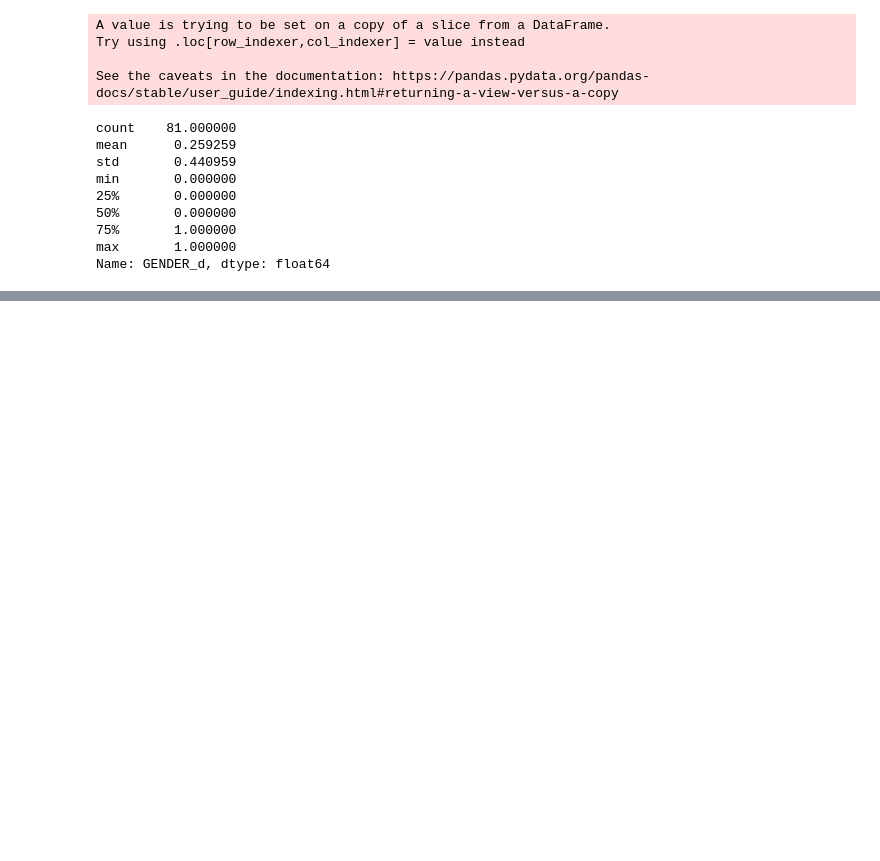
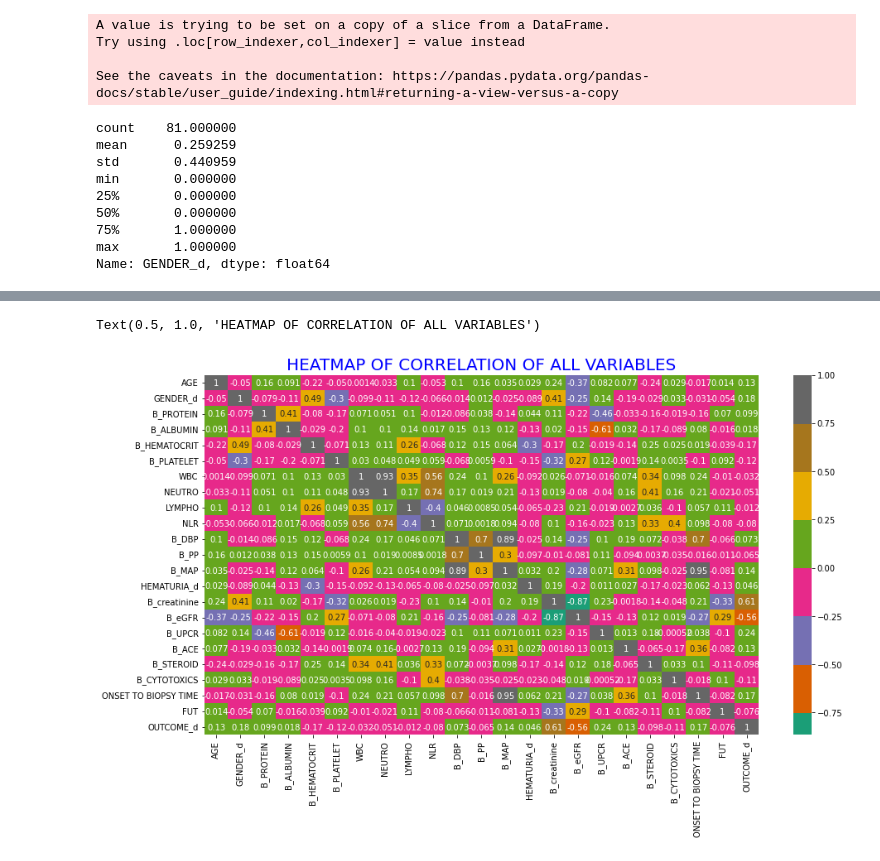
Before and after one commit to ibe-abu-chi/python_EDA, a Jupyter notebook: Copy_of_CKD_ANALYSIS.ipynb, the cells around one changed output, grey strips where cells are left out. Drawn from its saved outputs; the diff is of its cells as text; code cells hidden in the pictures; blank space fills up the shorter version.

```diff
--- a/Copy_of_CKD_ANALYSIS.ipynb
+++ b/Copy_of_CKD_ANALYSIS.ipynb
@@ -266,0 +327,8 @@ df2.head()
+# %%
+#plotting the correlation of all variables
+plt.figure(figsize = (15,8))
+sns.heatmap(df2.corr(), annot = True, center = 0, cmap = 'Dark2')
+plt.title('HEATMAP OF CORRELATION OF ALL VARIABLES', color='b', size=20.0)
+# %% [output]
+Text(0.5, 1.0, 'HEATMAP OF CORRELATION OF ALL VARIABLES')
+[figure, added]
```
Also changed, not shown: parts of 87 cells of this notebook.
